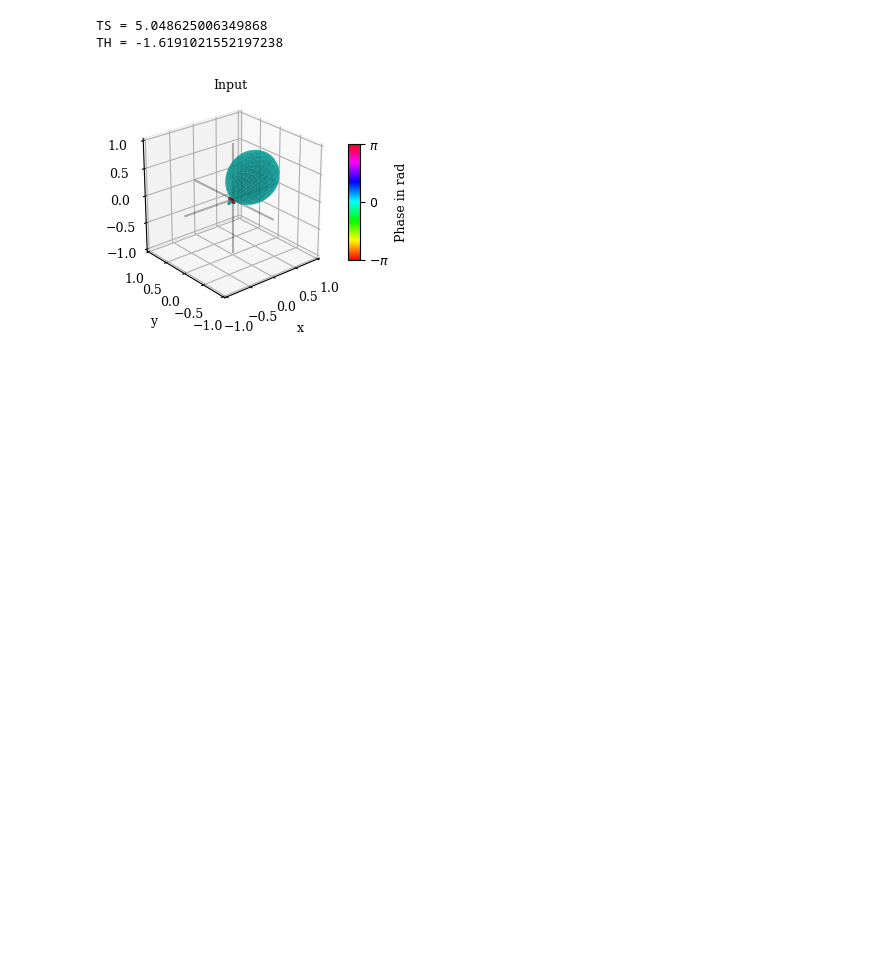
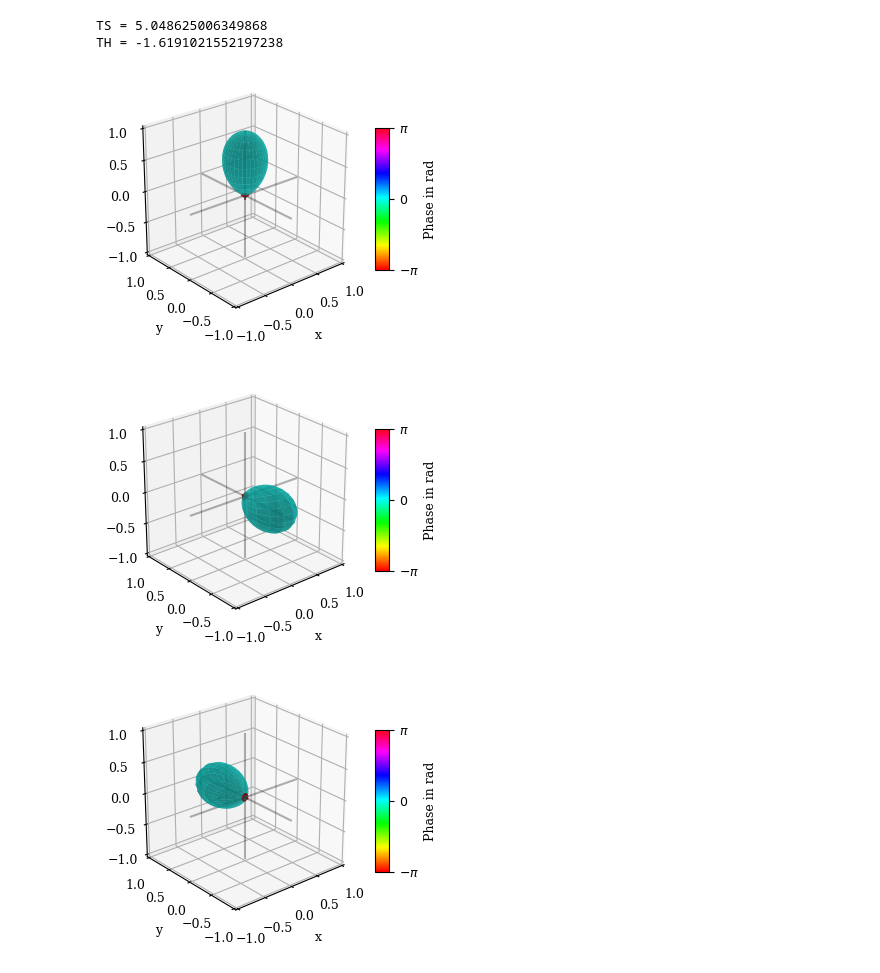
Before and after one commit to Floloffel/VAR-Project, a Jupyter notebook: Private testing/Avijah/beam_pattern.ipynb, the cells around one changed output. Drawn from its saved outputs; the diff is of its cells as text; code cells hidden in the pictures; blank space fills up the shorter version.

```diff
--- a/Private testing/Avijah/beam_pattern.ipynb
+++ b/Private testing/Avijah/beam_pattern.ipynb
@@ -91,31 +91,49 @@ print('TH = ' + str(TH))
 # %% [output]
 TS = 5.048625006349868
 TH = -1.6191021552197238
-# %%
-# Publication stuff
-default_figsize = (3.39, 3.0)
-plt.rcParams['figure.figsize'] = default_figsize
-font = {'family' : 'serif',
-        'size'   : 9}
-plt.rc('font', **font)
-plt.rcParams['axes.titlesize'] = 9
-
-N_sph = 2
-shtype = 'real'
-
-ENREC = True  # amplitude or energy reconstruction
-pattern = "maxRE"
-
-# plot of Beamformer
-Omega_in = np.c_[0, 1]
-N_sph_in = N_sph
-in_nm = spa.sph.sh_matrix(N_sph_in, Omega_in[:, 0], Omega_in[:, 1], shtype).conj()
-in_nm = spa.sph.repeat_per_order(spa.sph.maxre_modal_weights(N_sph_in)) * in_nm  # make cardioid
-#in_nm += spa.sph.sh_matrix(N_sph_in, Omega_in[:, 0]+np.pi/2, Omega_in[:, 1]+\
-                           #np.pi/2, shtype).conj()  # add another
-
-fig = plt.figure()
-spa.plot.sh_coeffs(in_nm, title="Input", fig=fig)
-ax = fig.gca()
-# %% [output]
-[figure, removed]
+# %%
+# Publication stuff
+default_figsize = (3.39, 3.0)
+plt.rcParams['figure.figsize'] = default_figsize
+font = {'family' : 'serif',
+        'size'   : 9}
+plt.rc('font', **font)
+plt.rcParams['axes.titlesize'] = 9
+
+N_sph = 3
+shtype = 'real'
+
+ENREC = True  # amplitude or energy reconstruction
+pattern = "maxRE"
+
+#steering direction
+vec_s = np.array([[0,-1,0],[0,1,0]]) #sides
+vec_t = np.array([0,0,1]) #top
+
+
+# conversion of vec: [x,y,z] to dir: [azi, zen]
+dirs_s = spa.utils.vec2dir(vec_s)
+dirs_t = spa.utils.vec2dir(vec_t)
+
+azi_steer_s = dirs_s[:,0]
+zen_steer_s = dirs_s[:,1]
+
+azi_steer_t = dirs_t[0]
+zen_steer_t = dirs_t[1]
+
+# plot of Beamformer
+w_nm_t = spa.parsa.sh_beamformer_from_pattern(pattern, N_sph,
+                                            azi_steer_t, zen_steer_t)
+
+w_nm_s = spa.parsa.sh_beamformer_from_pattern(pattern, N_sph,
+                                            azi_steer_s, zen_steer_s)
+
+
+
+spa.plot.sh_coeffs(w_nm_t)
+spa.plot.sh_coeffs(w_nm_s[0,:])
+spa.plot.sh_coeffs(w_nm_s[1,:])
+# %% [output]
+[figure, added]
+[figure, added]
+[figure, added]
```
Also changed, not shown: parts of 1 cell of this notebook, 3 other files.
